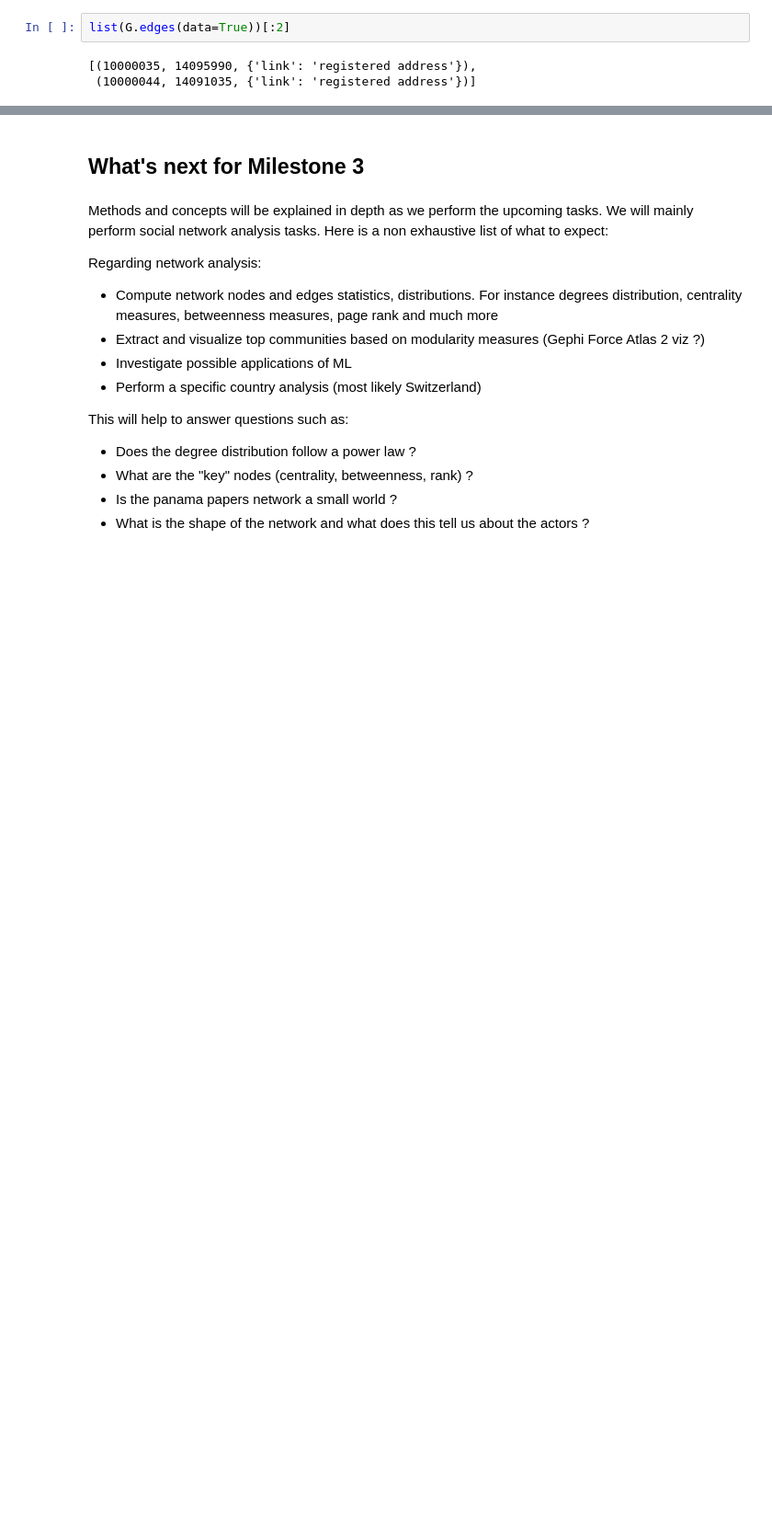
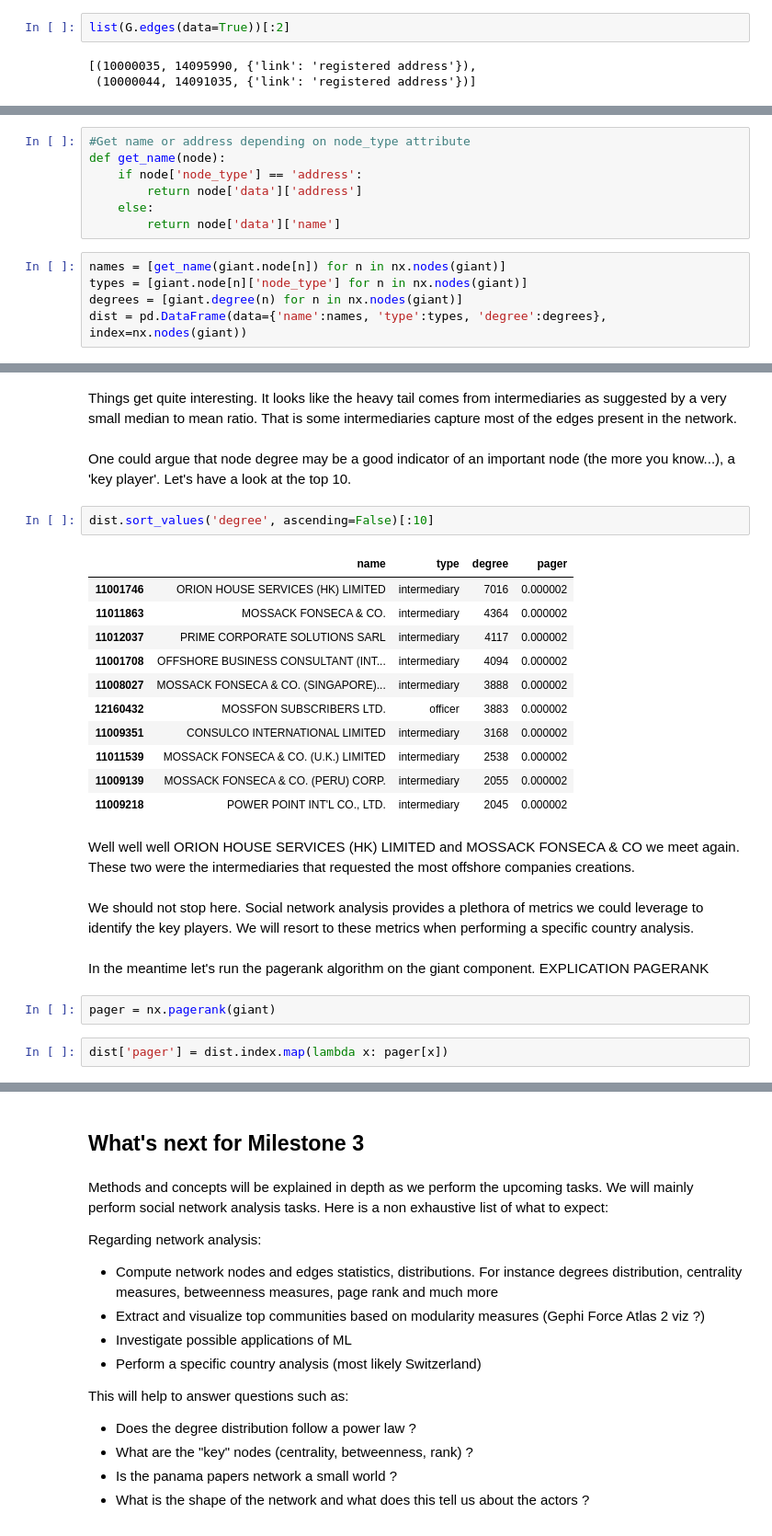
Before and after one commit to franckdess/ADA-Project, a Jupyter notebook: ml2.ipynb, the cells around one changed output, grey strips where cells are left out. Shown at 92% size. Saved outputs shown, nothing was run; the diff lists cells and outputs as text; blank space fills up the shorter version.

```diff
--- a/ml2.ipynb
+++ b/ml2.ipynb
@@ -425,0 +494,12 @@ list(G.edges(data=True))[:2]
+# %%
+#Get name or address depending on node_type attribute
+def get_name(node):
+    if node['node_type'] == 'address':
+        return node['data']['address']
+    else:
+        return node['data']['name']
+# %%
+names = [get_name(giant.node[n]) for n in nx.nodes(giant)]
+types = [giant.node[n]['node_type'] for n in nx.nodes(giant)]
+degrees = [giant.degree(n) for n in nx.nodes(giant)]
+dist = pd.DataFrame(data={'name':names, 'type':types, 'degree':degrees}, index=nx.nodes(giant))
@@ -425,0 +517,28 @@ list(G.edges(data=True))[:2]
+# %% [markdown]
+Things get quite interesting. It looks like the heavy tail comes from intermediaries as suggested by a very small median to mean ratio. That is some intermediaries capture most of the edges present in the network.
+# %% [markdown]
+One could argue that node degree may be a good indicator of an important node (the more you know...), a 'key player'. Let's have a look at the top 10.
+# %%
+dist.sort_values('degree', ascending=False)[:10]
+# %% [output]
+|  | name | type | degree | pager |
+| 11001746 | ORION HOUSE SERVICES (HK) LIMITED | intermediary | 7016 | 0.000002 |
+| 11011863 | MOSSACK FONSECA & CO. | intermediary | 4364 | 0.000002 |
+| 11012037 | PRIME CORPORATE SOLUTIONS SARL | intermediary | 4117 | 0.000002 |
+| 11001708 | OFFSHORE BUSINESS CONSULTANT (INT... | intermediary | 4094 | 0.000002 |
+| 11008027 | MOSSACK FONSECA & CO. (SINGAPORE)... | intermediary | 3888 | 0.000002 |
+| 12160432 | MOSSFON SUBSCRIBERS LTD. | officer | 3883 | 0.000002 |
+| 11009351 | CONSULCO INTERNATIONAL LIMITED | intermediary | 3168 | 0.000002 |
+| 11011539 | MOSSACK FONSECA & CO. (U.K.) LIMITED | intermediary | 2538 | 0.000002 |
+| 11009139 | MOSSACK FONSECA & CO. (PERU) CORP. | intermediary | 2055 | 0.000002 |
+| 11009218 | POWER POINT INT'L CO., LTD. | intermediary | 2045 | 0.000002 |
+# %% [markdown]
+Well well well ORION HOUSE SERVICES (HK) LIMITED and MOSSACK FONSECA & CO we meet again. These two were the intermediaries that requested the most offshore companies creations.
+# %% [markdown]
+We should not stop here. Social network analysis provides a plethora of metrics we could leverage to identify the key players. We will resort to these metrics when performing a specific country analysis.
+# %% [markdown]
+In the meantime let's run the pagerank algorithm on the giant component. EXPLICATION PAGERANK
+# %%
+pager = nx.pagerank(giant)
+# %%
+dist['pager'] = dist.index.map(lambda x: pager[x])
```
Also changed, not shown: parts of 28 cells of this notebook.
